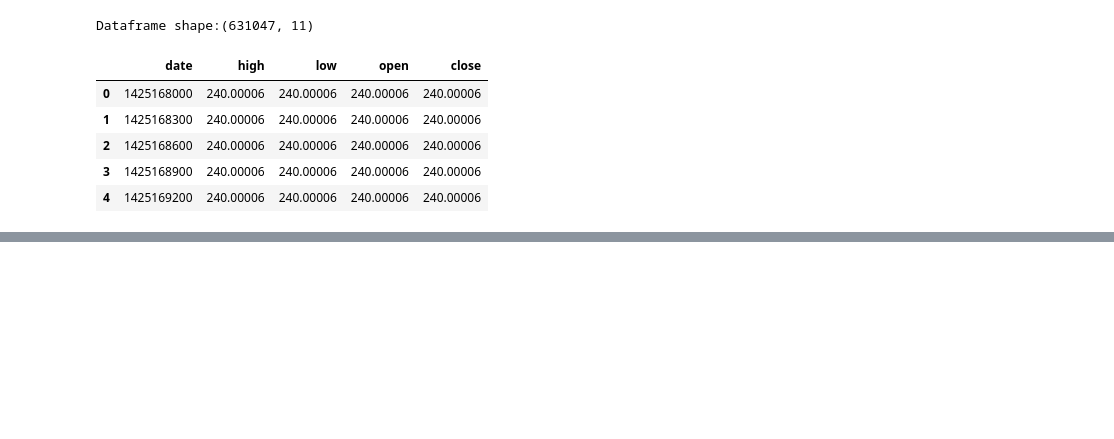
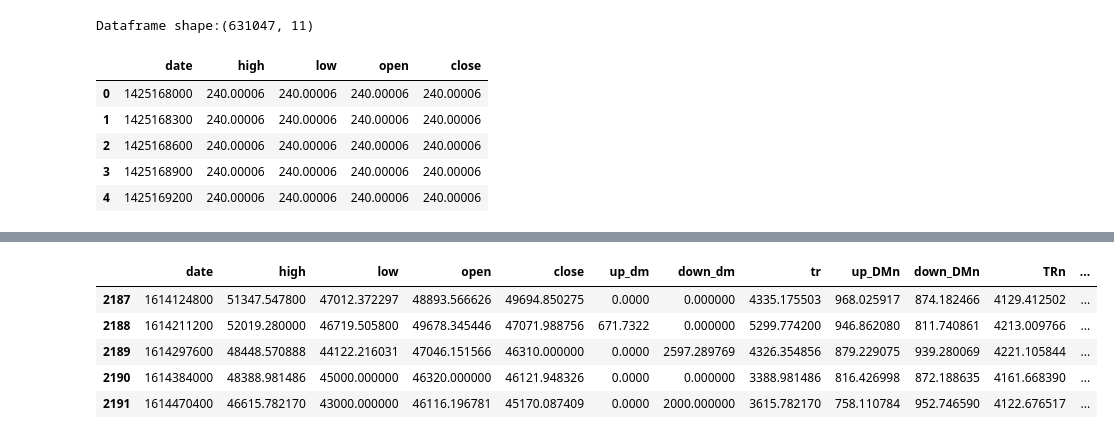
Before and after one commit to mcmissile007/indicators, a Jupyter notebook: adx_indicator.ipynb, the cells around one changed output, grey strips where cells are left out. Drawn from its saved outputs; the diff is of its cells as text; code cells hidden in the pictures; blank space fills up the shorter version.

```diff
--- a/adx_indicator.ipynb
+++ b/adx_indicator.ipynb
@@ -108,0 +134,16 @@ df
+# %%
+def average_directional_movement_index_v1(df,n):
+
+    df['up_dm'], df['down_dm'] = directional_movement(df)
+    df['tr'] = true_range(df)
+
+    df['up_DMn'] = df.up_dm.ewm(com=n-1,adjust=False).mean()
+    df['down_DMn'] = df.down_dm.ewm(com=n-1,adjust=False).mean()
+    df['TRn'] = df.tr.ewm(com=n-1,adjust=False).mean()
+    df['up_DI'] = df.up_DMn/df.TRn
+    df['down_DI'] = df.down_DMn/df.TRn
+
+    df['DX'] = abs(df.up_DI- df.down_DI)/(df.up_DI + df.down_DI)
+
+    df['ADX'] = df.DX.ewm(com=n-1,adjust=False).mean()
+    df['ADXR'] = (df.ADX + df.ADX.shift(n-1)) / 2
@@ -108,0 +177,7 @@ df
+# %%
+df = pd.read_csv("data/input/USDT_BTC_86400_1425168000_72.csv")
+print(f"Dataframe shape:{df.shape}")
+df = df.drop(columns=['ts','period','currency_pair','volume','quoteVolume','quoteVolume','weightedAverage'])
+%timeit average_directional_movement_index_v1(df,14) # x36 faster and converge
+df.tail()
+# %% [output]
@@ -108,0 +186,6 @@ df
+|  | date | high | low | open | close | up_dm | down_dm | tr | up_DMn | down_DMn | TRn | ... |
+| 2187 | 1614124800 | 51347.547800 | 47012.372297 | 48893.566626 | 49694.850275 | 0.0000 | 0.000000 | 4335.175503 | 968.025917 | 874.182466 | 4129.412502 | ... |
+| 2188 | 1614211200 | 52019.280000 | 46719.505800 | 49678.345446 | 47071.988756 | 671.7322 | 0.000000 | 5299.774200 | 946.862080 | 811.740861 | 4213.009766 | ... |
+| 2189 | 1614297600 | 48448.570888 | 44122.216031 | 47046.151566 | 46310.000000 | 0.0000 | 2597.289769 | 4326.354856 | 879.229075 | 939.280069 | 4221.105844 | ... |
+| 2190 | 1614384000 | 48388.981486 | 45000.000000 | 46320.000000 | 46121.948326 | 0.0000 | 0.000000 | 3388.981486 | 816.426998 | 872.188635 | 4161.668390 | ... |
+| 2191 | 1614470400 | 46615.782170 | 43000.000000 | 46116.196781 | 45170.087409 | 0.0000 | 2000.000000 | 3615.782170 | 758.110784 | 952.746590 | 4122.676517 | ... |
```
Also changed, not shown: parts of 10 cells of this notebook.
